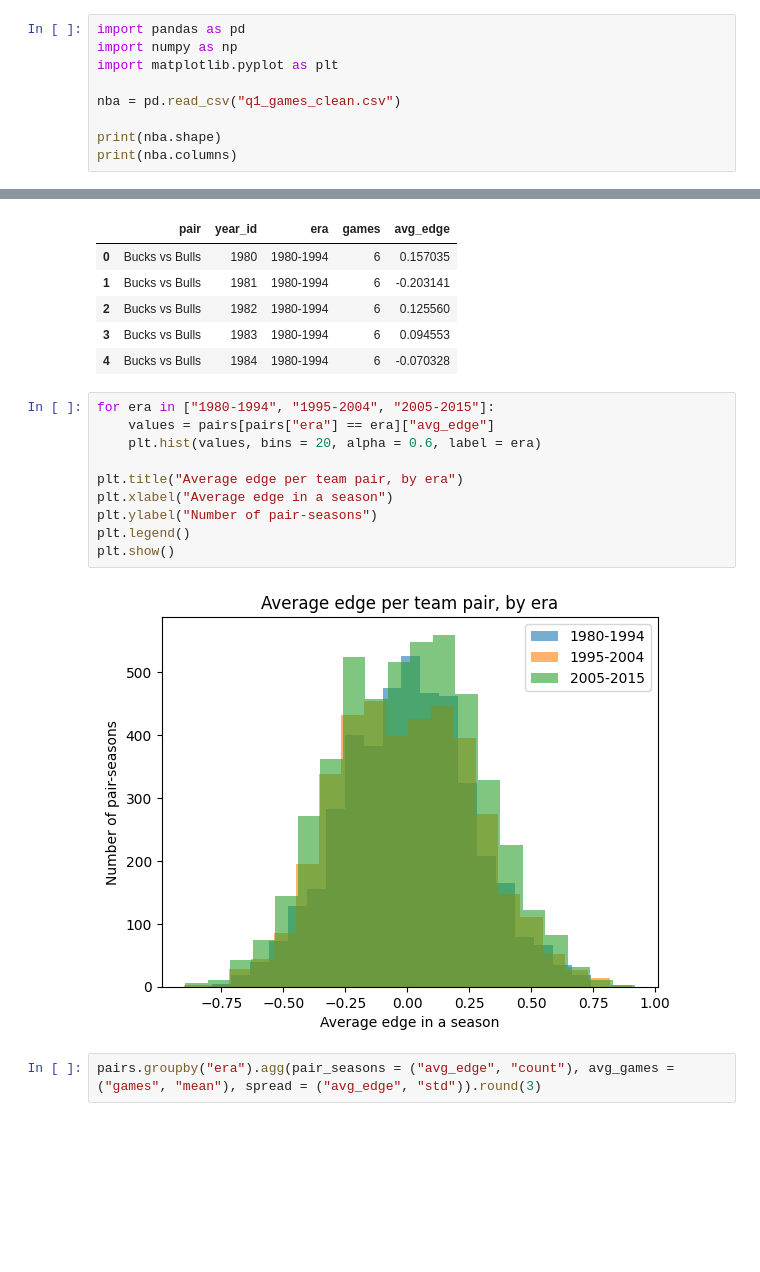
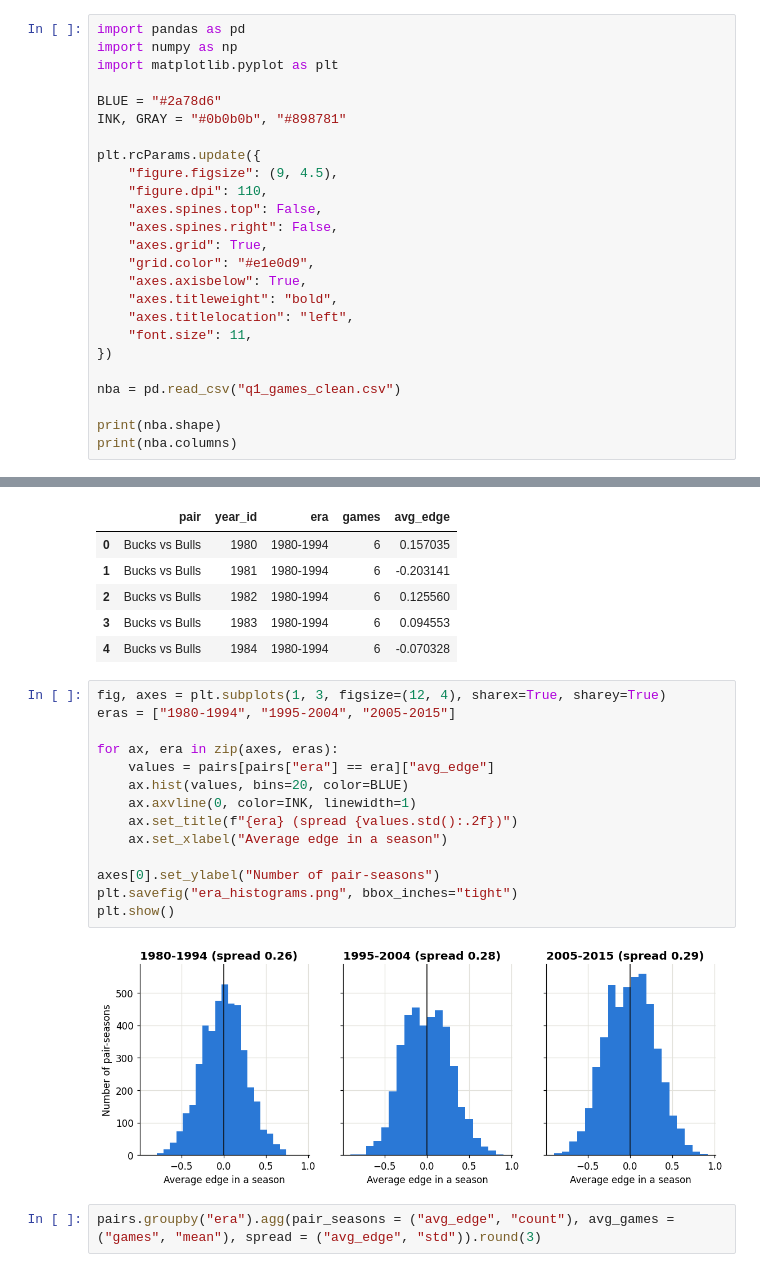
Before and after one commit to wllamjp/NSDC-NBA-Analysis, a Jupyter notebook: Eras & Pace/E&P_matchup_EDA.ipynb, the cells around one changed output, grey strips where cells are left out. Saved outputs shown, nothing was run; the diff lists cells and outputs as text; blank space fills up the shorter version.

```diff
--- a/Eras & Pace/E&P_matchup_EDA.ipynb
+++ b/Eras & Pace/E&P_matchup_EDA.ipynb
@@ -20,6 +20,22 @@ import pandas as pd
 import numpy as np
 import matplotlib.pyplot as plt
 
+BLUE = "#2a78d6"
+INK, GRAY = "#0b0b0b", "#898781"
+
+plt.rcParams.update({
+    "figure.figsize": (9, 4.5),
+    "figure.dpi": 110,
+    "axes.spines.top": False,
+    "axes.spines.right": False,
+    "axes.grid": True,
+    "grid.color": "#e1e0d9",
+    "axes.axisbelow": True,
+    "axes.titleweight": "bold",
+    "axes.titlelocation": "left",
+    "font.size": 11,
+})
+
 nba = pd.read_csv("q1_games_clean.csv")
 
 print(nba.shape)
@@ -173,17 +189,21 @@ era
 | 3 | Bucks vs Bulls | 1983 | 1980-1994 | 6 | 0.094553 |
 | 4 | Bucks vs Bulls | 1984 | 1980-1994 | 6 | -0.070328 |
 # %%
-for era in ["1980-1994", "1995-2004", "2005-2015"]:
+fig, axes = plt.subplots(1, 3, figsize=(12, 4), sharex=True, sharey=True)
+eras = ["1980-1994", "1995-2004", "2005-2015"]
+
+for ax, era in zip(axes, eras):
     values = pairs[pairs["era"] == era]["avg_edge"]
-    plt.hist(values, bins = 20, alpha = 0.6, label = era)
+    ax.hist(values, bins=20, color=BLUE)
+    ax.axvline(0, color=INK, linewidth=1)
+    ax.set_title(f"{era} (spread {values.std():.2f})")
+    ax.set_xlabel("Average edge in a season")
 
-plt.title("Average edge per team pair, by era")
-plt.xlabel("Average edge in a season")
-plt.ylabel("Number of pair-seasons")
-plt.legend()
+axes[0].set_ylabel("Number of pair-seasons")
+plt.savefig("era_histograms.png", bbox_inches="tight")
 plt.show()
 # %% [output]
-[figure, old version]
+[figure, new version]
 # %%
 pairs.groupby("era").agg(pair_seasons = ("avg_edge", "count"), avg_games = ("games", "mean"), spread = ("avg_edge", "std")).round(3)
 # %% [output]
```
Also changed, not shown: parts of 4 cells of this notebook.
